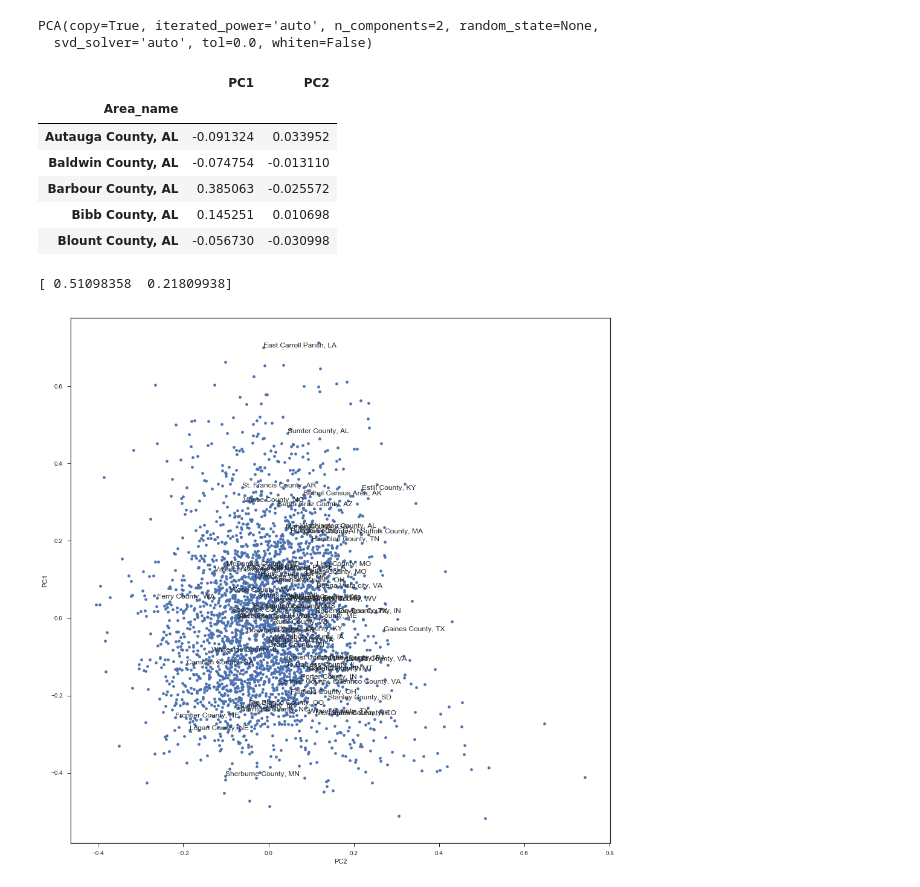
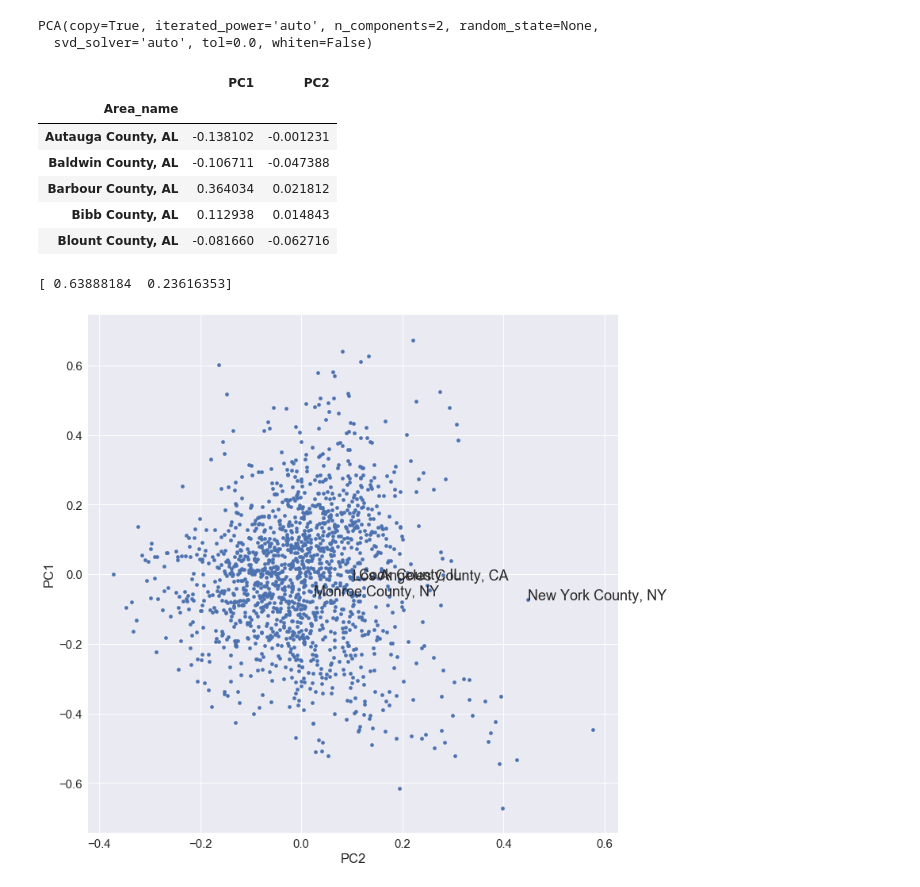
Before and after one commit to xinbian/gunViolence, a Jupyter notebook: gunViolence.ipynb, the cells around one changed output. Saved outputs shown, nothing was run; the diff lists cells and outputs as text; code cells hidden in the pictures.

```diff
--- a/gunViolence.ipynb
+++ b/gunViolence.ipynb
@@ -105,6 +105,10 @@ fire['fire_rate'] = fire['fire_rate'].fillna(value=0.0)
 #round
 fire['fire_rate'] = fire['fire_rate'].round(2)
 fire['fire_rate'].plot.hist(bins=40)
+fire = fire[fire.fire_rate != 0]
+fire['fire_rate'].plot.hist(bins=40)
+print fire.shape
+
 plt.show()
 plt.hist(preprocessing.scale(fire['fire_rate']), bins=40)
 plt.show()
@@ -169,7 +232,8 @@ import matplotlib.pyplot as plt
 from matplotlib.colors import ListedColormap
 from sklearn.decomposition import PCA
 # %%
-data_cluster = allData[['Unemployment_rate_2015','Median_Household_Income_2015','crime_rate_per_100000','poverty_rate','college_rate']]
+#data_cluster = allData[['Unemployment_rate_2015','Median_Household_Income_2015','crime_rate_per_100000','poverty_rate','college_rate']]
+data_cluster = allData[['Unemployment_rate_2015','Median_Household_Income_2015','poverty_rate','college_rate']]
 data_cluster.index = allData['Area_name']
-data_cluster.head(10)
+data_cluster.head(5)
 # %% [output]
@@ -200,24 +264,25 @@ data_cluster_2d.head()
 # %% [output]
 |  | PC1 | PC2 |
 | Area_name |  |  |
-| Autauga County, AL | -0.091324 | 0.033952 |
-| Baldwin County, AL | -0.074754 | -0.013110 |
-| Barbour County, AL | 0.385063 | -0.025572 |
-| Bibb County, AL | 0.145251 | 0.010698 |
-| Blount County, AL | -0.056730 | -0.030998 |
+| Autauga County, AL | -0.138102 | -0.001231 |
+| Baldwin County, AL | -0.106711 | -0.047388 |
+| Barbour County, AL | 0.364034 | 0.021812 |
+| Bibb County, AL | 0.112938 | 0.014843 |
+| Blount County, AL | -0.081660 | -0.062716 |
 # %%
 print(pca.explained_variance_ratio_)
 # %% [output]
-[ 0.51098358  0.21809938]
+[ 0.63888184  0.23616353]
 # %%
 from random import *
-ax = data_cluster_2d.plot(kind='scatter', x='PC2', y='PC1', figsize=(16,16))
+countyPool = ['Los Angeles County, CA', 'San Francisco County, CA', 'Cook County, IL', 'Monroe County, NY', 'New York County, NY']
+ax = data_cluster_2d.plot(kind='scatter', x='PC2', y='PC1', figsize=(12,12))
 
 for i, country in enumerate(data_cluster_2d.index):
-    if randint(1,50) == 1:
+    if country in countyPool:
         ax.annotate(country, (data_cluster_2d.iloc[i].PC2, data_cluster_2d.iloc[i].PC1))
 # %% [output]
-[figure, old version]
+[figure, new version]
 # %%
 from sklearn.cluster import KMeans
 n_clusters=6
```
Also changed, not shown: parts of 31 cells of this notebook, 16 other files.
